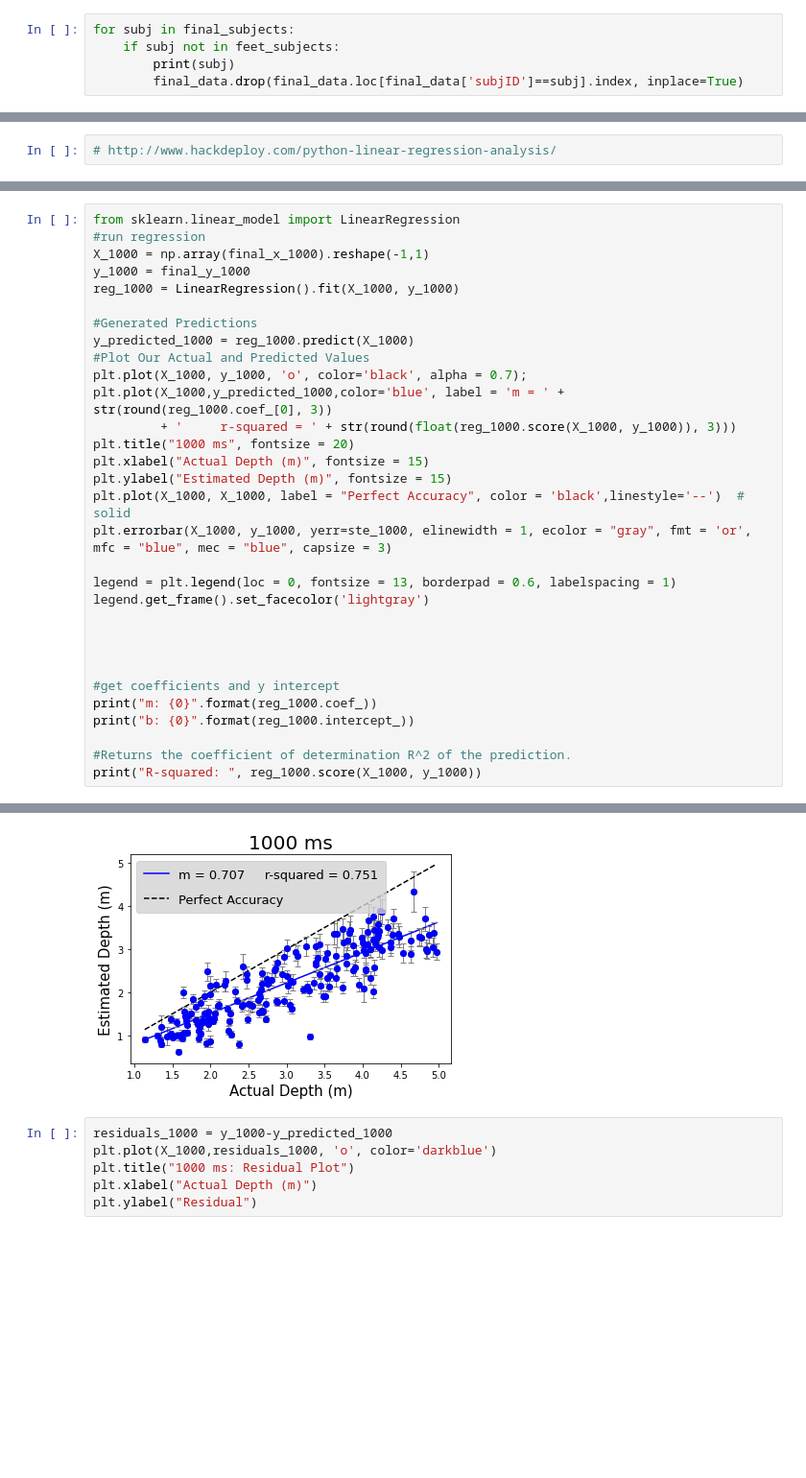
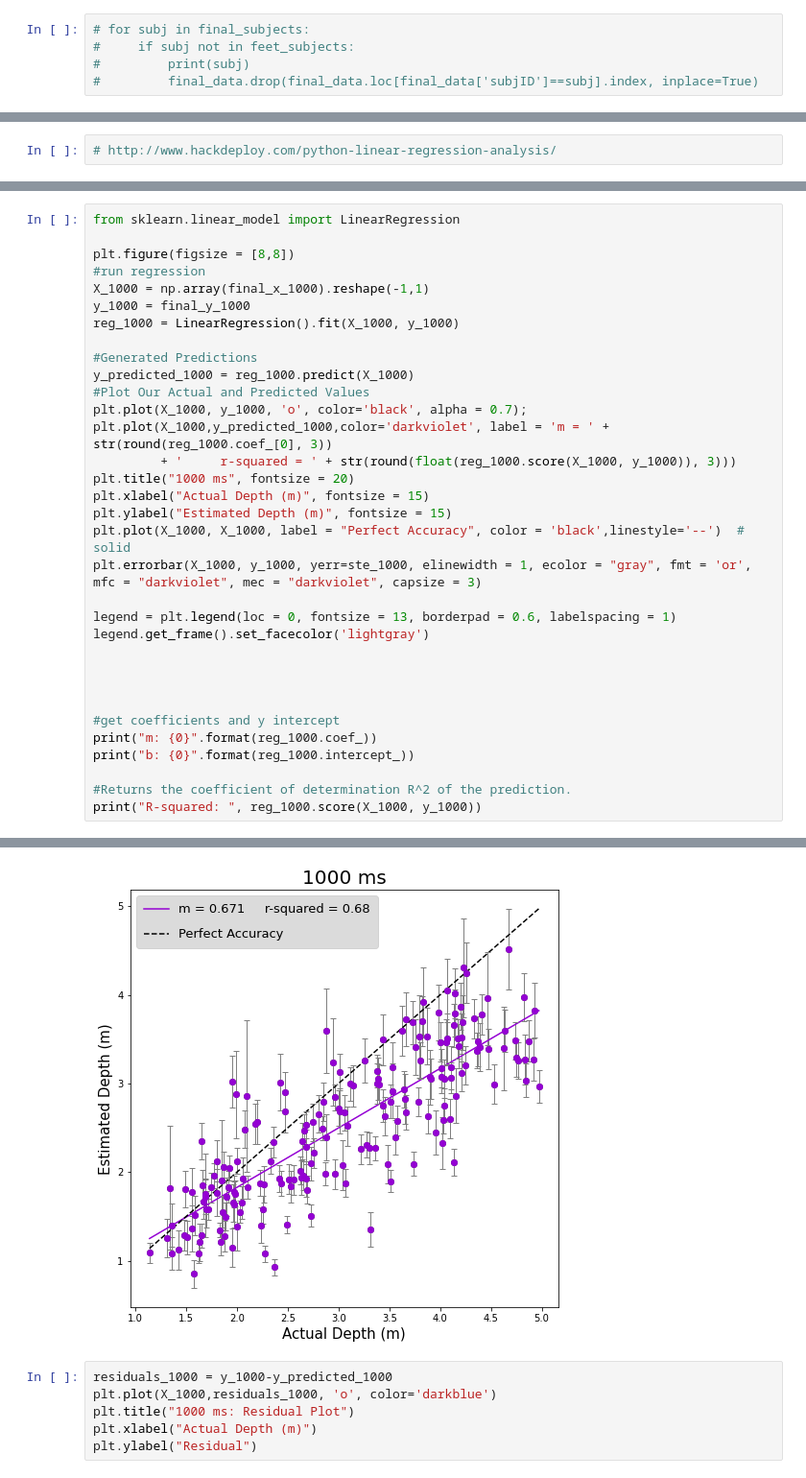
Before and after one commit to prachimahab/depth_duration_analysis, a Jupyter notebook: v3_depthDuration_analysis.ipynb, the cells around one changed output, grey strips where cells are left out. Shown at 96% size. Drawn from its saved outputs; the diff is of its cells as text; blank space fills up the shorter version.

```diff
--- a/v3_depthDuration_analysis.ipynb
+++ b/v3_depthDuration_analysis.ipynb
@@ -508,7 +508,7 @@ num_feet, num_meters
 # %% [markdown]
 Filter data by removing participants that used meters
 # %%
-for subj in final_subjects:
-    if subj not in feet_subjects:
-        print(subj)
-        final_data.drop(final_data.loc[final_data['subjID']==subj].index, inplace=True)
+# for subj in final_subjects:
+#     if subj not in feet_subjects:
+#         print(subj)
+#         final_data.drop(final_data.loc[final_data['subjID']==subj].index, inplace=True)
@@ -1563,5 +1634,7 @@ slope_750
 # %%
 from sklearn.linear_model import LinearRegression
+
+plt.figure(figsize = [8,8])
 #run regression
 X_1000 = np.array(final_x_1000).reshape(-1,1)
 y_1000 = final_y_1000
@@ -1571,13 +1644,13 @@ reg_1000 = LinearRegression().fit(X_1000, y_1000)
 y_predicted_1000 = reg_1000.predict(X_1000)
 #Plot Our Actual and Predicted Values
 plt.plot(X_1000, y_1000, 'o', color='black', alpha = 0.7);
-plt.plot(X_1000,y_predicted_1000,color='blue', label = 'm = ' + str(round(reg_1000.coef_[0], 3))
+plt.plot(X_1000,y_predicted_1000,color='darkviolet', label = 'm = ' + str(round(reg_1000.coef_[0], 3))
          + '     r-squared = ' + str(round(float(reg_1000.score(X_1000, y_1000)), 3)))
 plt.title("1000 ms", fontsize = 20)
 plt.xlabel("Actual Depth (m)", fontsize = 15)
 plt.ylabel("Estimated Depth (m)", fontsize = 15)
 plt.plot(X_1000, X_1000, label = "Perfect Accuracy", color = 'black',linestyle='--')  # solid
-plt.errorbar(X_1000, y_1000, yerr=ste_1000, elinewidth = 1, ecolor = "gray", fmt = 'or', mfc = "blue", mec = "blue", capsize = 3)
+plt.errorbar(X_1000, y_1000, yerr=ste_1000, elinewidth = 1, ecolor = "gray", fmt = 'or', mfc = "darkviolet", mec = "darkviolet", capsize = 3)
 
 legend = plt.legend(loc = 0, fontsize = 13, borderpad = 0.6, labelspacing = 1)
 legend.get_frame().set_facecolor('lightgray')
@@ -1598,4 +1671,4 @@ R-squared:  0.7509910635344651
-[figure, old version]
+[figure, new version]
 # %%
 residuals_1000 = y_1000-y_predicted_1000
 plt.plot(X_1000,residuals_1000, 'o', color='darkblue')
```
Also changed, not shown: parts of 49 cells of this notebook.
